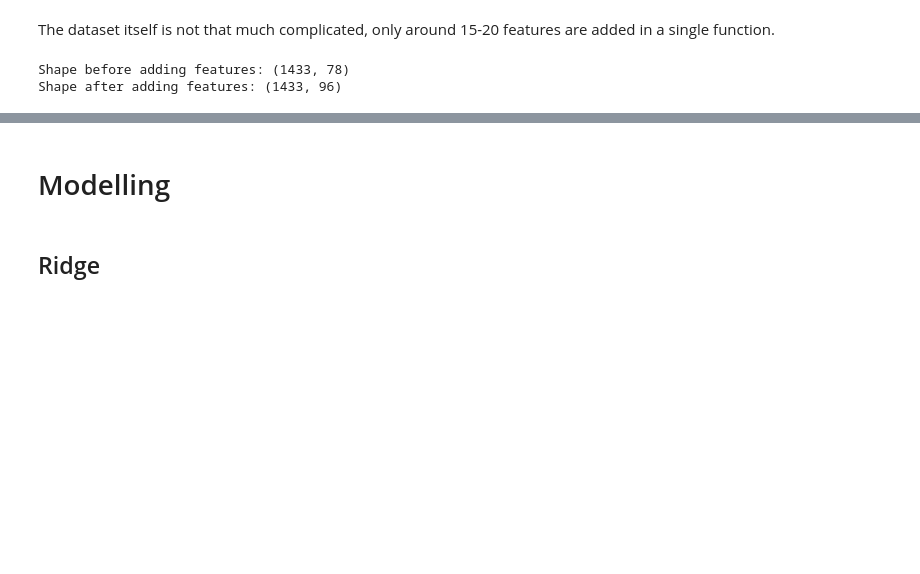
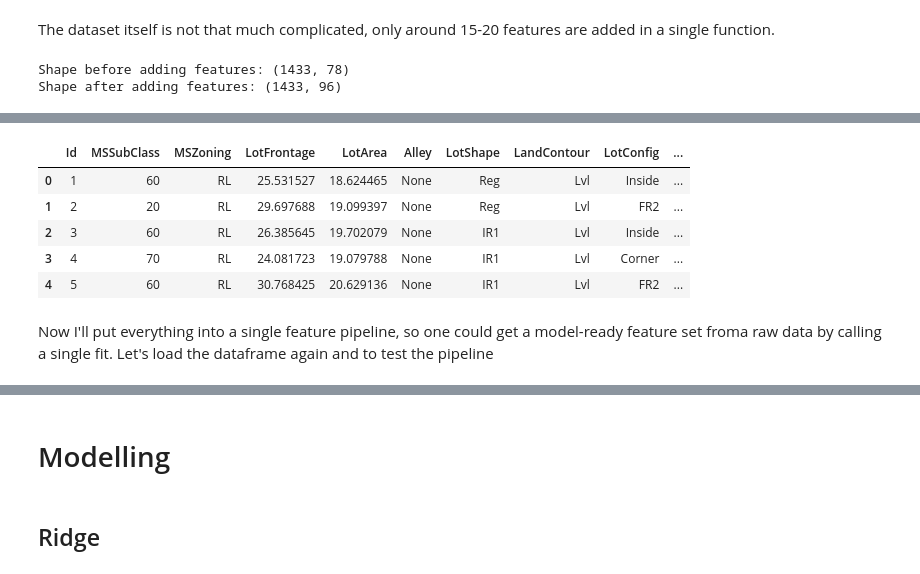
Before and after one commit to akimalikhanov/w, a Jupyter notebook: full_project2.ipynb, the cells around one changed output, grey strips where cells are left out. Cells and saved outputs as stored; diff of their text form; code cells hidden in the pictures; blank space fills up the shorter version.

```diff
--- a/full_project2.ipynb
+++ b/full_project2.ipynb
@@ -385,5 +379,10 @@ def transform_col(frame, cols, trans_type):
+# %%
+def reshift_target(frame, target):
+    data=frame.copy()
+    data[target]=np.log1p(data[target])
+    return data
 # %%
-train=transform_col(train, ['SalePrice'], 'log')
+train=reshift_target(train, 'SalePrice')
 # %%
 info=f'''mean={train["SalePrice"].mean():.3f}
 std={train["SalePrice"].std():.3f}
@@ -447,0 +449,10 @@ Shape after adding features: (1433, 96)
+# %%
+lambda_dict={}
+num_cols=train.drop(['Id', 'SalePrice'], axis=1).select_dtypes('number').columns
+skew_cols=train[num_cols].apply(lambda x: skew(x)).sort_values(ascending=False)
+high_skew_cols=skew_cols[skew_cols>0.5].index
+
+for i in high_skew_cols:
+    lambda_dict[i]=boxcox_normmax(train[i]+1)
+
+lambda_dict
@@ -447,0 +477,18 @@ Shape after adding features: (1433, 96)
+# %%
+def deskew_col(frame, lambda_dict):
+    data=frame.copy()
+    for i in lambda_dict.keys():
+        data[i]=boxcox1p(data[i], lambda_dict[i])
+    return data
+# %%
+train=deskew_col(train, lambda_dict)
+train.head()
+# %% [output]
+|  | Id | MSSubClass | MSZoning | LotFrontage | LotArea | Alley | LotShape | LandContour | LotConfig | ... |
+| 0 | 1 | 60 | RL | 25.531527 | 18.624465 | None | Reg | Lvl | Inside | ... |
+| 1 | 2 | 20 | RL | 29.697688 | 19.099397 | None | Reg | Lvl | FR2 | ... |
+| 2 | 3 | 60 | RL | 26.385645 | 19.702079 | None | IR1 | Lvl | Inside | ... |
+| 3 | 4 | 70 | RL | 24.081723 | 19.079788 | None | IR1 | Lvl | Corner | ... |
+| 4 | 5 | 60 | RL | 30.768425 | 20.629136 | None | IR1 | Lvl | FR2 | ... |
+# %% [markdown]
+Now I'll put everything into a single feature pipeline, so one could get a model-ready feature set froma raw data by calling a single fit. Let's load the dataframe again and to test the pipeline
```
Also changed, not shown: parts of 40 cells of this notebook.
